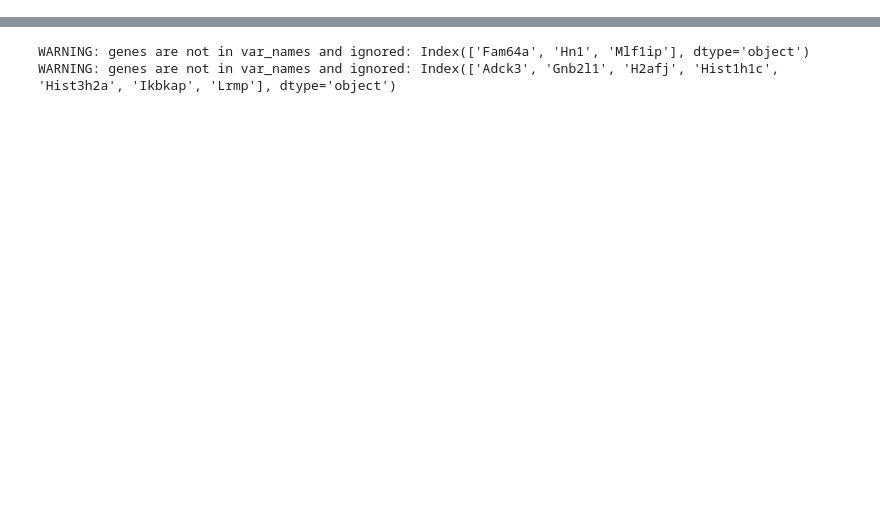
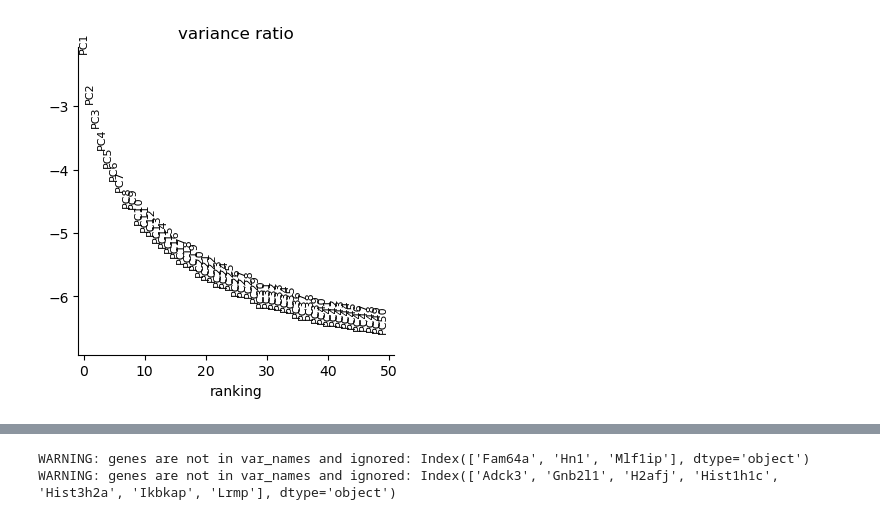
Before and after one commit to AvarGoksu/IntestinalFibroblasts_scRNAseq, a Jupyter notebook: 08_Development_Trajectory.ipynb, the cells around one changed output, grey strips where cells are left out. Drawn from its saved outputs; the diff is of its cells as text; code cells hidden in the pictures; blank space fills up the shorter version.

```diff
--- a/08_Development_Trajectory.ipynb
+++ b/08_Development_Trajectory.ipynb
@@ -62,0 +96,4 @@ Name: stage_numerical, Length: 23004, dtype: float64
+# %%
+sc.pl.pca_variance_ratio(adata, log=True, n_pcs=50)
+# %% [output]
+[figure, added]
```
Also changed, not shown: parts of 42 cells of this notebook.
